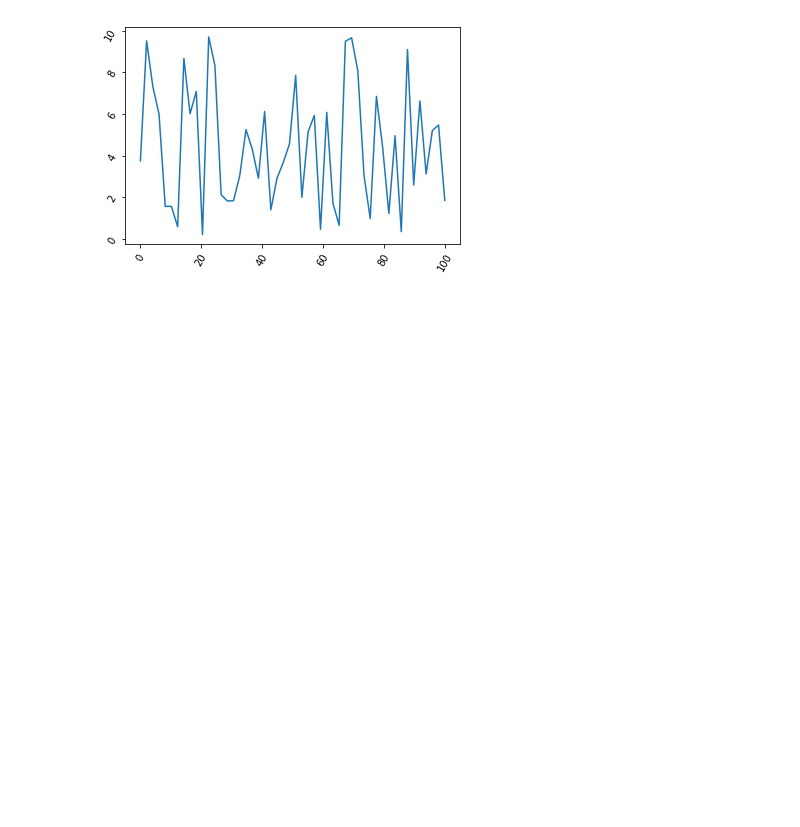
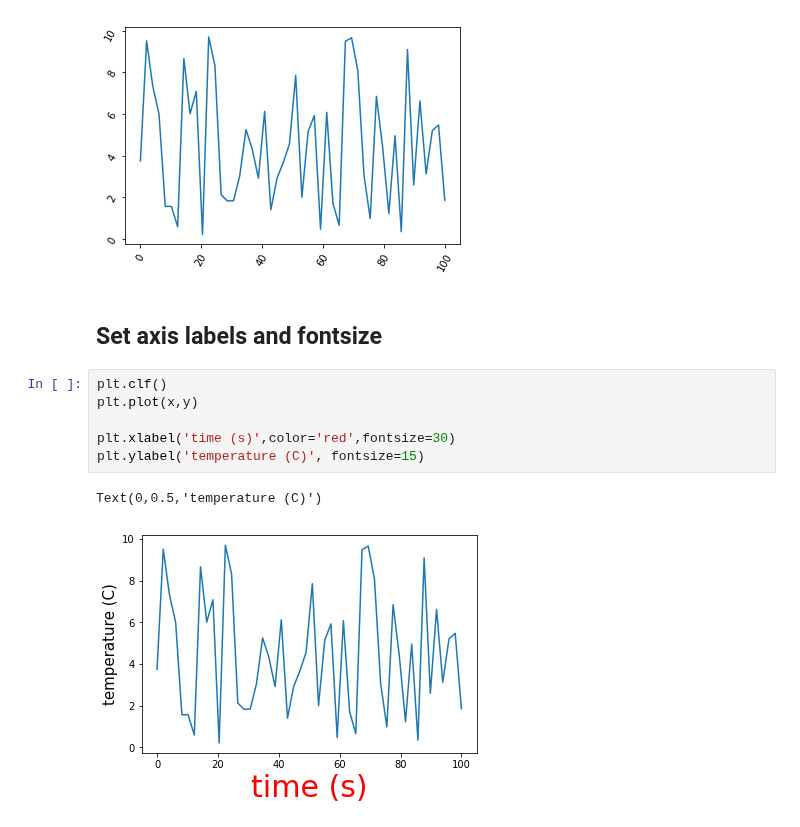
Before and after one commit to queirozfcom/python-sandbox, a Jupyter notebook: python3/notebooks/matplotlib/pyplot-by-example/main.ipynb, the cells around one changed output. Drawn from its saved outputs; the diff is of its cells as text; blank space fills up the shorter version.

```diff
--- a/python3/notebooks/matplotlib/pyplot-by-example/main.ipynb
+++ b/python3/notebooks/matplotlib/pyplot-by-example/main.ipynb
@@ -113,3 +113,14 @@ plt.yticks(rotation=60)
 (array([ -2.,   0.,   2.,   4.,   6.,   8.,  10.,  12.]),
  <a list of 8 Text yticklabel objects>)
 [figure]
+# %% [markdown]
+## Set axis labels and fontsize
+# %%
+plt.clf()
+plt.plot(x,y)
+
+plt.xlabel('time (s)',color='red',fontsize=30)
+plt.ylabel('temperature (C)', fontsize=15)
+# %% [output]
+Text(0,0.5,'temperature (C)')
+[figure, added]
```
Also changed, not shown: parts of 2 cells of this notebook, 4 other files.
